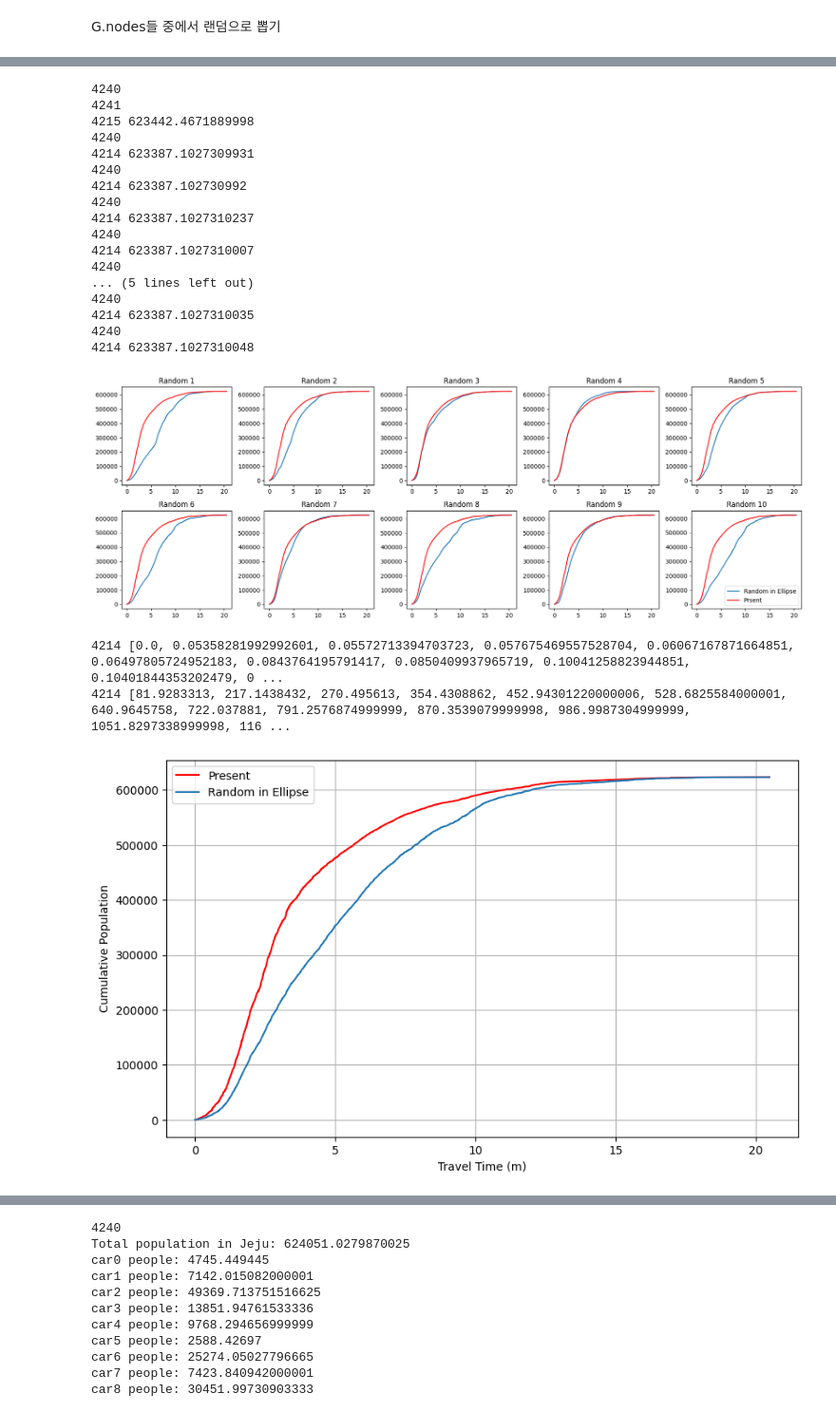
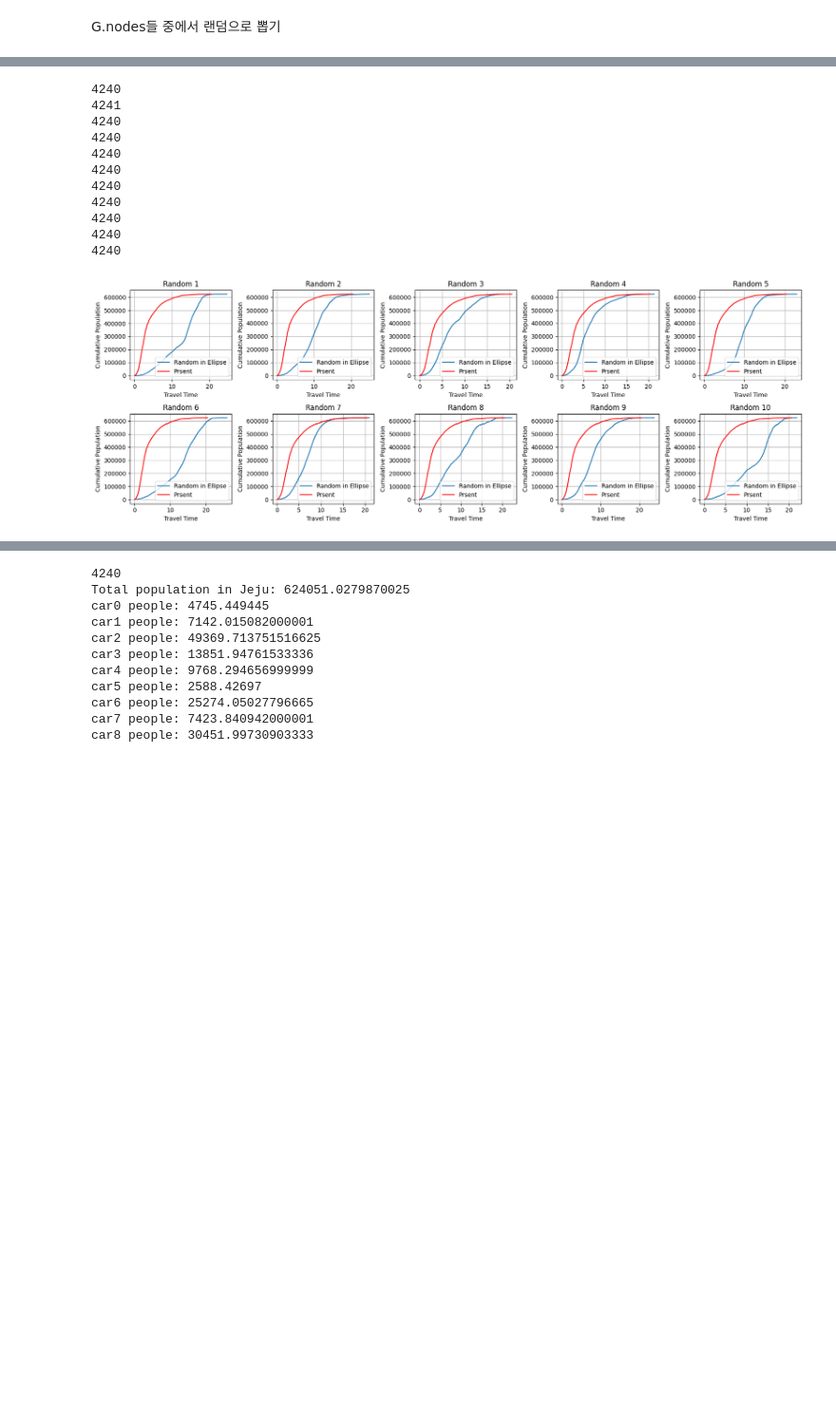
Before and after one commit to DongmyeongBack/road_network, a Jupyter notebook: road_graph.ipynb, the cells around one changed output, grey strips where cells are left out. Shown at 95% size. Saved outputs shown, nothing was run; the diff lists cells and outputs as text; code cells hidden in the pictures; blank space fills up the shorter version.

```diff
--- a/road_graph.ipynb
+++ b/road_graph.ipynb
@@ -290,6 +257,6 @@ dtype: int64
 # with open('random_nodes.pkl', 'wb') as f:
 #     pickle.dump(random_Gnodes, f)
 # %%
-with open('random_point.pkl', 'rb') as f:
+with open('random_nodes.pkl', 'rb') as f:
     random_Gnodes = pickle.load(f)
 # random_Gnodes
@@ -444,9 +371,11 @@ for pointsList in randomPoints:
             result_y[i] = result_y[i] + y[i]
     # subplot
     ax = fig.add_subplot(2, 5, iter)
-    ax.plot(x, y)
+    ax.plot(distances, cumulative_counts, marker='o', markersize = 0, color = 'red', label = 'Present')
+    ax.plot(x, y, label = 'Random in Ellipse')
     ax.set_title(f"Random {iter}")
 plt.tight_layout()
+plt.legend()
 plt.savefig('result/Random Ellipse_Cumulative Number of Nodes by Distance.png')
 plt.show()
 
@@ -623,78 +534,39 @@ for pointsList in randomPoints:
         G.add_edge(row['Source'],row['Target'],weight = row['시간'])
     # make a dictionary for node position
     columns = ['longitude','latitude']
     df = pd.DataFrame(pointsList, columns=columns)
     G = connectRes(G, df)
     random_nodes = [i for i in range(26)]
     area = serviceArea(G, random_nodes, 40)
     print(len(area))
     random_df = pd.DataFrame(list(area.items()), columns=['ID', 'Distance'])
     random_counts = [random_df[random_df['Distance'] <= distance].shape[0] for distance in distances]
     mergedRandom = pd.merge(random_df, nodes[['Id', 'average population']], left_on='ID', right_on='Id')
     groupedRandom = mergedRandom.groupby('Distance')['average population'].sum()
     randomPopulation = groupedRandom.cumsum()
 
-    x = distances
-    if len(x) > len(result_x):
-        result_x = x
-    if len(result_x) > len(cumulative_population.index):
-        result_x = result_x[:len(cumulative_population.index)]
-    y = randomPopulation.values.tolist()
-    print(len(y), y[-1])
-    if len(y) > len(cumulative_population.values):
-        y = y[:len(cumulative_population.values)]
-    if result_y == []:
-        result_y = y
-    else:
-        for i in range(len(y)):
-            result_y[i] = result_y[i] + y[i]
-    # subplot
-    x = x[:len(y)]
     ax = fig.add_subplot(2, 5, iter)
-    ax.plot(x, y, label = 'Random in Ellipse')
+    ax.plot(randomPopulation.index, randomPopulation.values, label = 'Random in Ellipse')
     ax.plot(cumulative_population.index, cumulative_population.values, color = 'red', label = 'Prsent')
     ax.set_title(f"Random {iter}")
+    ax.legend(loc = 'lower right')
+    ax.set_xlabel("Travel Time")
+    ax.set_ylabel("Cumulative Population")
+    ax.grid(True)
+
 plt.tight_layout()
-plt.legend()
 plt.savefig('result/Random Ellipse_Population by Distance.png')
 plt.show()
-
-result_y = [y/10 for y in result_y]
-print(len(result_x), result_x)
-print(len(result_y), result_y)
-
-
-distances = sorted(result_df['Distance'].unique())
-cumulative_counts = [result_df[result_df['Distance'] <= distance].shape[0] for distance in distances]
-
-plt.figure(figsize=(10, 6))
-plt.plot(cumulative_population.index, cumulative_population.values, marker='o', markersize = 0, color = 'red', label = 'Present')
-plt.plot(result_x, result_y, marker='o', markersize = 0, label = 'Random in Ellipse')
-plt.legend()
-plt.xlabel('Travel Time (m)')
-plt.ylabel('Cumulative Population')
-plt.grid(True)
-plt.savefig('result/Ellipse_Population by Travel Time.png')
-plt.show()
 # %% [output]
 4240
 4241
-4215 623442.4671889998
 4240
-4214 623387.1027309931
 4240
-4214 623387.102730992
 4240
-4214 623387.1027310237
 4240
-4214 623387.1027310007
 4240
-... (5 lines left out)
 4240
-4214 623387.1027310035
 4240
-4214 623387.1027310048
+4240
+4240
-[figure, old version]
+[figure, new version]
-4214 [0.0, 0.05358281992992601, 0.05572713394703723, 0.057675469557528704, 0.06067167871664851, 0.06497805724952183, 0.0843764195791417, 0.0850409937965719, 0.10041258823944851, 0.10401844353202479, 0 ...
-4214 [81.9283313, 217.1438432, 270.495613, 354.4308862, 452.94301220000006, 528.6825584000001, 640.9645758, 722.037881, 791.2576874999999, 870.3539079999998, 986.9987304999999, 1051.8297338999998, 116 ...
-[figure, removed]
```
Also changed, not shown: parts of 16 cells of this notebook, 11 other files.
